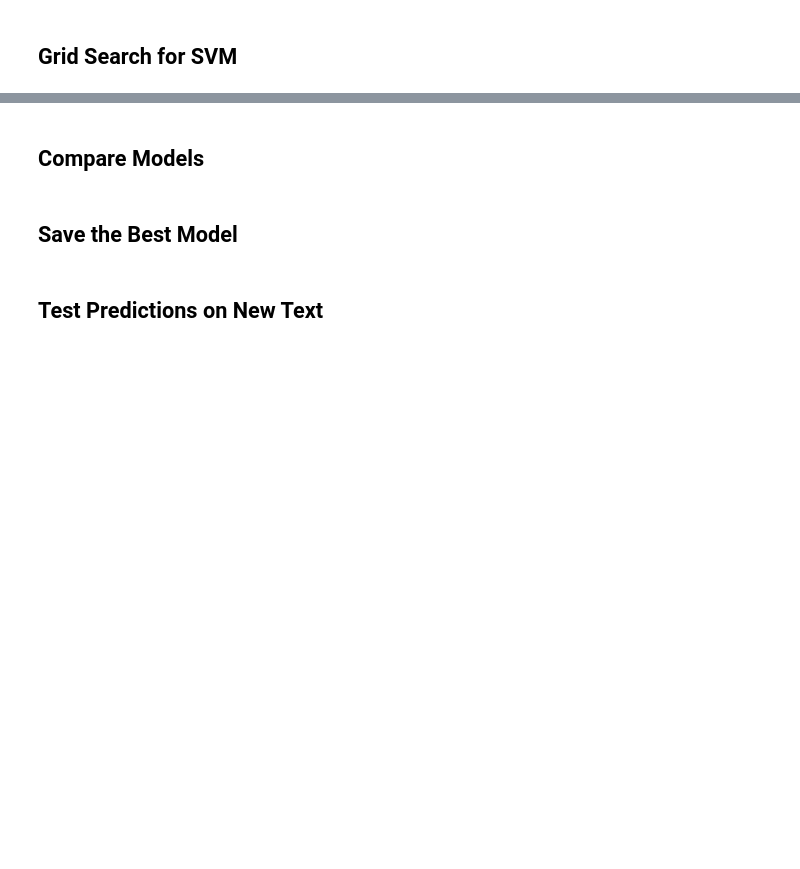
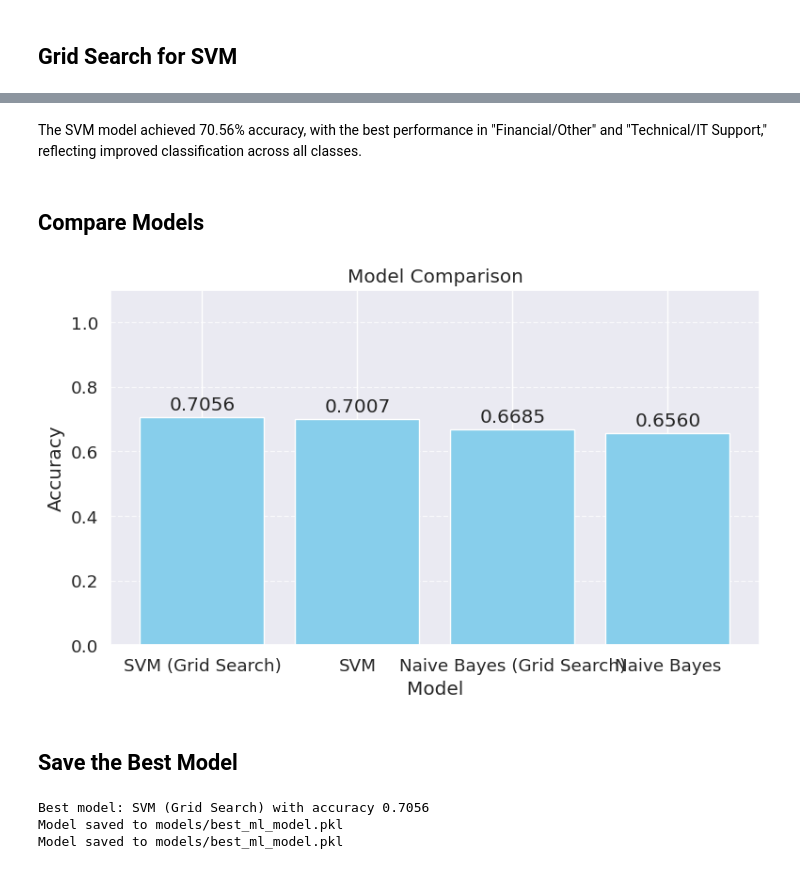
Before and after one commit to margavera/Customer-IT-Support-Text-Classification, a Jupyter notebook: notebooks/NB_SVM.ipynb, the cells around one changed output, grey strips where cells are left out. Saved outputs shown, nothing was run; the diff lists cells and outputs as text; code cells hidden in the pictures; blank space fills up the shorter version.

```diff
--- a/notebooks/NB_SVM.ipynb
+++ b/notebooks/NB_SVM.ipynb
@@ -213,27 +316,39 @@ if config['training']['use_grid_search']:
+# %% [markdown]
+The SVM model achieved 70.56% accuracy, with the best performance in "Financial/Other" and "Technical/IT Support," reflecting improved classification across all classes.
 # %% [markdown]
 ## Compare Models
 # %%
+# Set parameters
+use_grid_search = True
+
 # Create list of model names and accuracies
 model_names = ['Naive Bayes']
 accuracies = [nb_accuracy]
 
-if config['training']['use_grid_search']:
+if use_grid_search:
     model_names.append('Naive Bayes (Grid Search)')
     accuracies.append(nb_gs_accuracy)
 
 model_names.append('SVM')
 accuracies.append(svm_accuracy)
 
-if config['training']['use_grid_search']:
+if use_grid_search:
     model_names.append('SVM (Grid Search)')
     accuracies.append(svm_gs_accuracy)
 
 # Compare models
 compare_models(model_names, accuracies)
+# %% [output]
+[figure, added]
 # %% [markdown]
 ## Save the Best Model
 # %%
-if config['model']['save_model']:
+# Set direct parameters
+save_model_flag = True
+model_dir = "models"
+model_name = "best_ml_model.pkl"
+
+if save_model_flag:
     # Determine the best model based on accuracy
     best_model_idx = np.argmax(accuracies)
     best_model_name = model_names[best_model_idx]
@@ -243,19 +358,19 @@ if config['model']['save_model']:
     if best_model_name == 'Naive Bayes':
         best_model = nb_pipeline
     elif best_model_name == 'Naive Bayes (Grid Search)':
-        best_model = nb_gs
+        best_model = nb_gs.best_estimator_  # Using best_estimator_ for grid search models
     elif best_model_name == 'SVM':
         best_model = svm_pipeline
     elif best_model_name == 'SVM (Grid Search)':
-        best_model = svm_gs
+        best_model = svm_gs.best_estimator_  # Using best_estimator_ for grid search models
 
     # Save the model
-    model_path = os.path.join(config['data']['model_dir'], config['model']['model_name'])
+    model_path = os.path.join(model_dir, model_name)
+    # Create directory if it doesn't exist
+    os.makedirs(model_dir, exist_ok=True)
     save_model(best_model, model_path)
-
-    # Save the configuration
-    if config['model']['save_config']:
-        config_path = os.path.join(config['data']['model_dir'], config['model']['config_name'])
-        save_config(config, config_path)
+    print(f"Model saved to {model_path}")
+# %% [output]
+Best model: SVM (Grid Search) with accuracy 0.7056
+Model saved to models/best_ml_model.pkl
+Model saved to models/best_ml_model.pkl
-# %% [markdown]
-## Test Predictions on New Text
```
Also changed, not shown: parts of 22 cells of this notebook, 2 other files.
